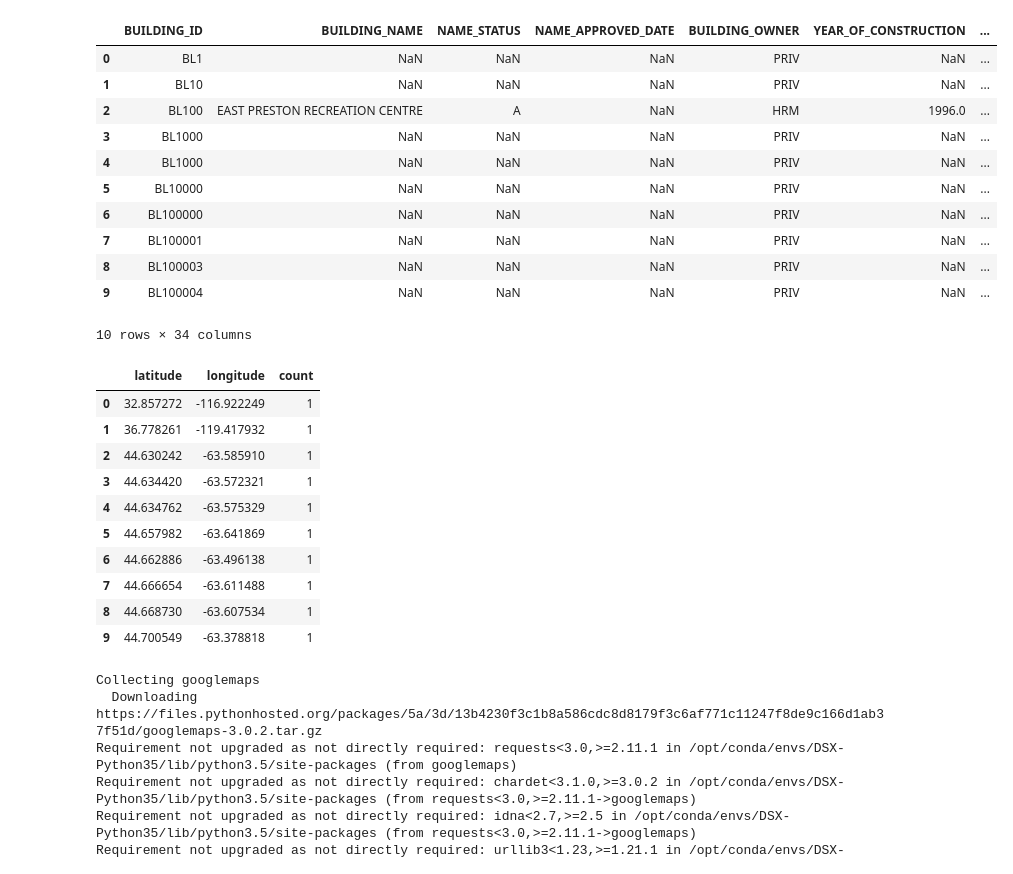
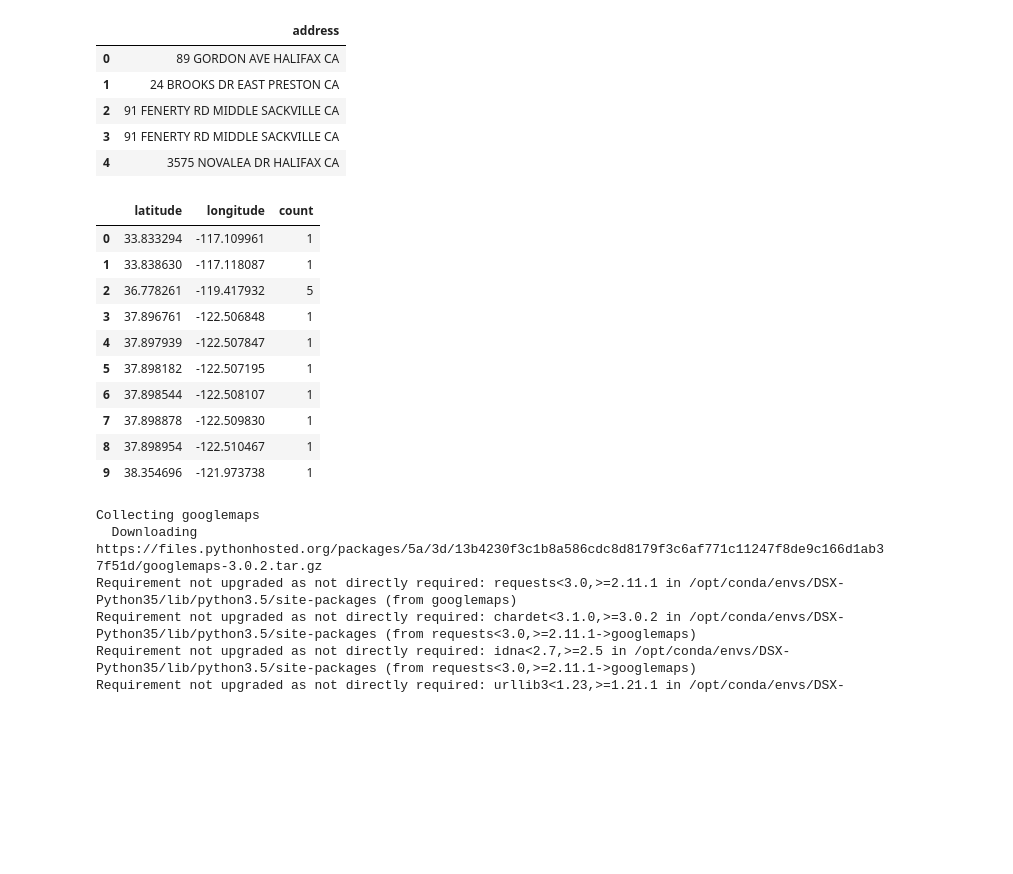
Before and after one commit to Toooooooony/CSCI_5408_A4, a Jupyter notebook: A4.ipynb, the cells around one changed output. Saved outputs shown, nothing was run; the diff lists cells and outputs as text; code cells hidden in the pictures; blank space fills up the shorter version.

```diff
--- a/A4.ipynb
+++ b/A4.ipynb
@@ -35,7 +35,7 @@ import pandas as pd
 import requests
 import time
 
-API_KEY = 'AIzaSyDZgmI005mHQ7zpPuW-RA3vErfb3tt774Q'
+API_KEY = 'AIzaSyCt71QCtUFmPxIHJpLvJF1J8-EgDcy_EE8'
 Geocode_list = []
 
 def get_geocoding(address, api_key=None):
@@ -59,8 +59,8 @@ def get_geocoding(address, api_key=None):
         }
     return output
 
-for i in range(1,100):
-    s = Geocodeing_input.loc[i]["CIVIC_NUMBER"]+" "+Geocodeing_input.loc[i]["STREET_NAME"]+" "+Geocodeing_input.loc[i]["STREET_TYPE"]+" "+Geocodeing_input.loc[i]["COMMUNITY_NAME"]+" CA"
+for i in range(1,2500):
+    s = Geocodeing_input.loc[i]["address"]
     test_result = get_geocoding(s, API_KEY)
     gl = dict()
     gl['longitude'] = test_result["longitude"]
@@ -110,55 +88,60 @@ Geocodeing_output.head(100)
 # %%
 import sys
 import types
 import pandas as pd
 from botocore.client import Config
 import ibm_boto3
 
 def __iter__(self): return 0
 
 # @hidden_cell
 # The following code accesses a file in your IBM Cloud Object Storage. It includes your credentials.
 # You might want to remove those credentials before you share your notebook.
 client_d44bfc5466f5417ead0d70dd4b00f7ea = ibm_boto3.client(service_name='s3',
     ibm_api_key_id='w_PKYNYeb1EkbwwEo-nDBc93duf9z-1Wm9J21ut_P-V4',
     ibm_auth_endpoint="https://iam.ng.bluemix.net/oidc/token",
     config=Config(signature_version='oauth'),
     endpoint_url='https://s3-api.us-geo.objectstorage.service.networklayer.com')
 
 body = client_d44bfc5466f5417ead0d70dd4b00f7ea.get_object(Bucket='csci5408a4-donotdelete-pr-0qy2k0owczsd8w',Key='Building_Details.csv')['Body']
 # add missing __iter__ method, so pandas accepts body as file-like object
 if not hasattr(body, "__iter__"): body.__iter__ = types.MethodType( __iter__, body )
 
 Geocodeing_input = pd.read_csv(body)
-Geocodeing_input.head(10)
+
+locaton_list = []
+
+for i in range(1,3000):
+    s = str(Geocodeing_input.loc[i]["CIVIC_NUMBER"])+" "+str(Geocodeing_input.loc[i]["STREET_NAME"])+" "+str(Geocodeing_input.loc[i]["STREET_TYPE"])+" "+str(Geocodeing_input.loc[i]["COMMUNITY_NAME"])+" CA"
+    locaton = dict()
+    locaton['address'] = s
+    locaton_list.append(locaton)
+
+
+Geocodeing_input = pd.DataFrame(locaton_list)
+Geocodeing_input.head(5)
 # %% [output]
-|  | BUILDING_ID | BUILDING_NAME | NAME_STATUS | NAME_APPROVED_DATE | BUILDING_OWNER | YEAR_OF_CONSTRUCTION | ... |
-| 0 | BL1 | NaN | NaN | NaN | PRIV | NaN | ... |
-| 1 | BL10 | NaN | NaN | NaN | PRIV | NaN | ... |
-| 2 | BL100 | EAST PRESTON RECREATION CENTRE | A | NaN | HRM | 1996.0 | ... |
-| 3 | BL1000 | NaN | NaN | NaN | PRIV | NaN | ... |
-| 4 | BL1000 | NaN | NaN | NaN | PRIV | NaN | ... |
-| 5 | BL10000 | NaN | NaN | NaN | PRIV | NaN | ... |
-| 6 | BL100000 | NaN | NaN | NaN | PRIV | NaN | ... |
-| 7 | BL100001 | NaN | NaN | NaN | PRIV | NaN | ... |
-| 8 | BL100003 | NaN | NaN | NaN | PRIV | NaN | ... |
-| 9 | BL100004 | NaN | NaN | NaN | PRIV | NaN | ... |
+|  | address |
+| 0 | 89 GORDON AVE HALIFAX CA |
+| 1 | 24 BROOKS DR EAST PRESTON CA |
+| 2 | 91 FENERTY RD MIDDLE SACKVILLE CA |
+| 3 | 91 FENERTY RD MIDDLE SACKVILLE CA |
+| 4 | 3575 NOVALEA DR HALIFAX CA |
-10 rows × 34 columns
 # %%
 Geocodeing_output_with_count = Geocodeing_output.groupby(["latitude", "longitude"]).size().reset_index(name='count')
 Geocodeing_output_with_count.head(10)
 # %% [output]
 |  | latitude | longitude | count |
-| 0 | 32.857272 | -116.922249 | 1 |
-| 1 | 36.778261 | -119.417932 | 1 |
-| 2 | 44.630242 | -63.585910 | 1 |
-| 3 | 44.634420 | -63.572321 | 1 |
-| 4 | 44.634762 | -63.575329 | 1 |
-| 5 | 44.657982 | -63.641869 | 1 |
-| 6 | 44.662886 | -63.496138 | 1 |
-| 7 | 44.666654 | -63.611488 | 1 |
-| 8 | 44.668730 | -63.607534 | 1 |
-| 9 | 44.700549 | -63.378818 | 1 |
+| 0 | 33.833294 | -117.109961 | 1 |
+| 1 | 33.838630 | -117.118087 | 1 |
+| 2 | 36.778261 | -119.417932 | 5 |
+| 3 | 37.896761 | -122.506848 | 1 |
+| 4 | 37.897939 | -122.507847 | 1 |
+| 5 | 37.898182 | -122.507195 | 1 |
+| 6 | 37.898544 | -122.508107 | 1 |
+| 7 | 37.898878 | -122.509830 | 1 |
+| 8 | 37.898954 | -122.510467 | 1 |
+| 9 | 38.354696 | -121.973738 | 1 |
 # %%
 !pip install googlemaps
 # %% [output]
```
Also changed, not shown: parts of 4 cells of this notebook.
